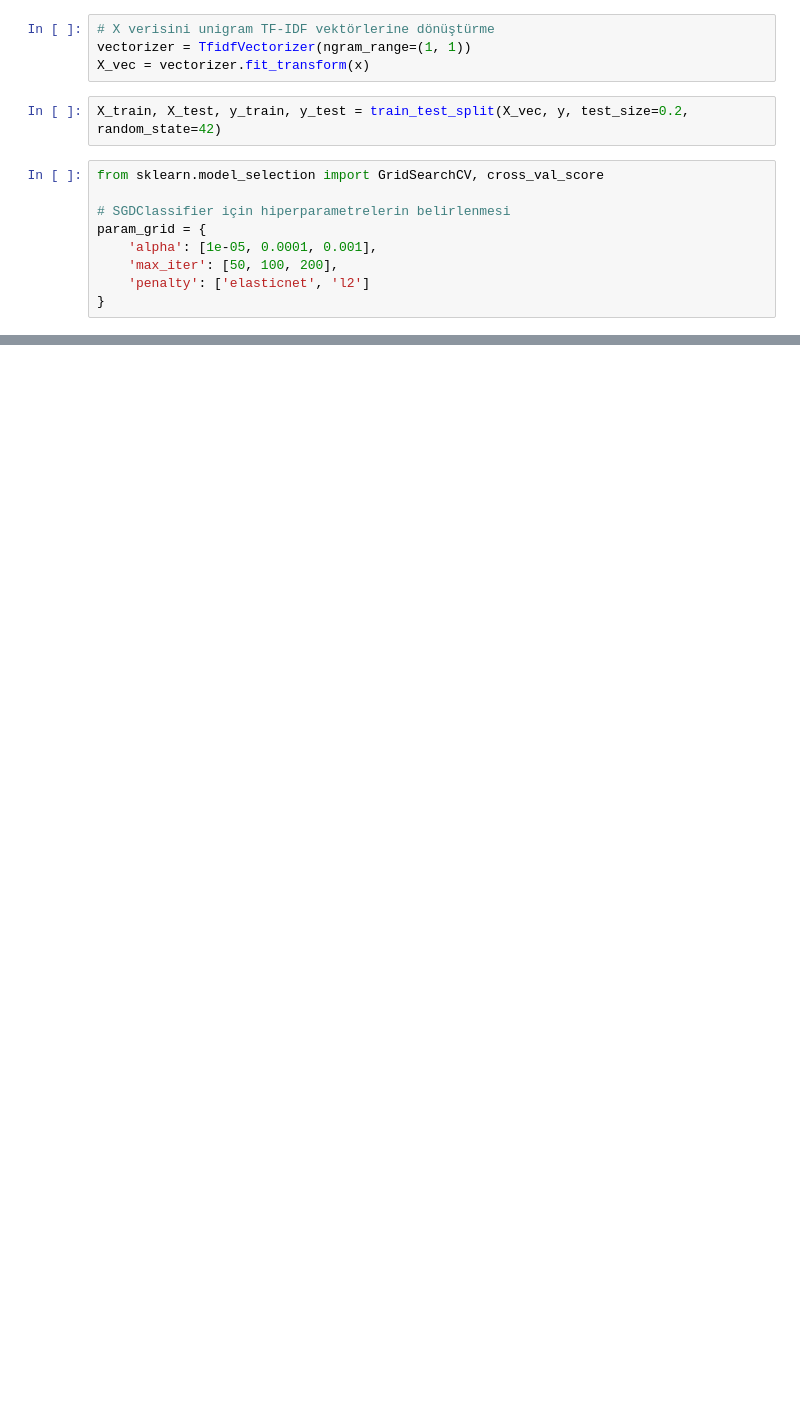
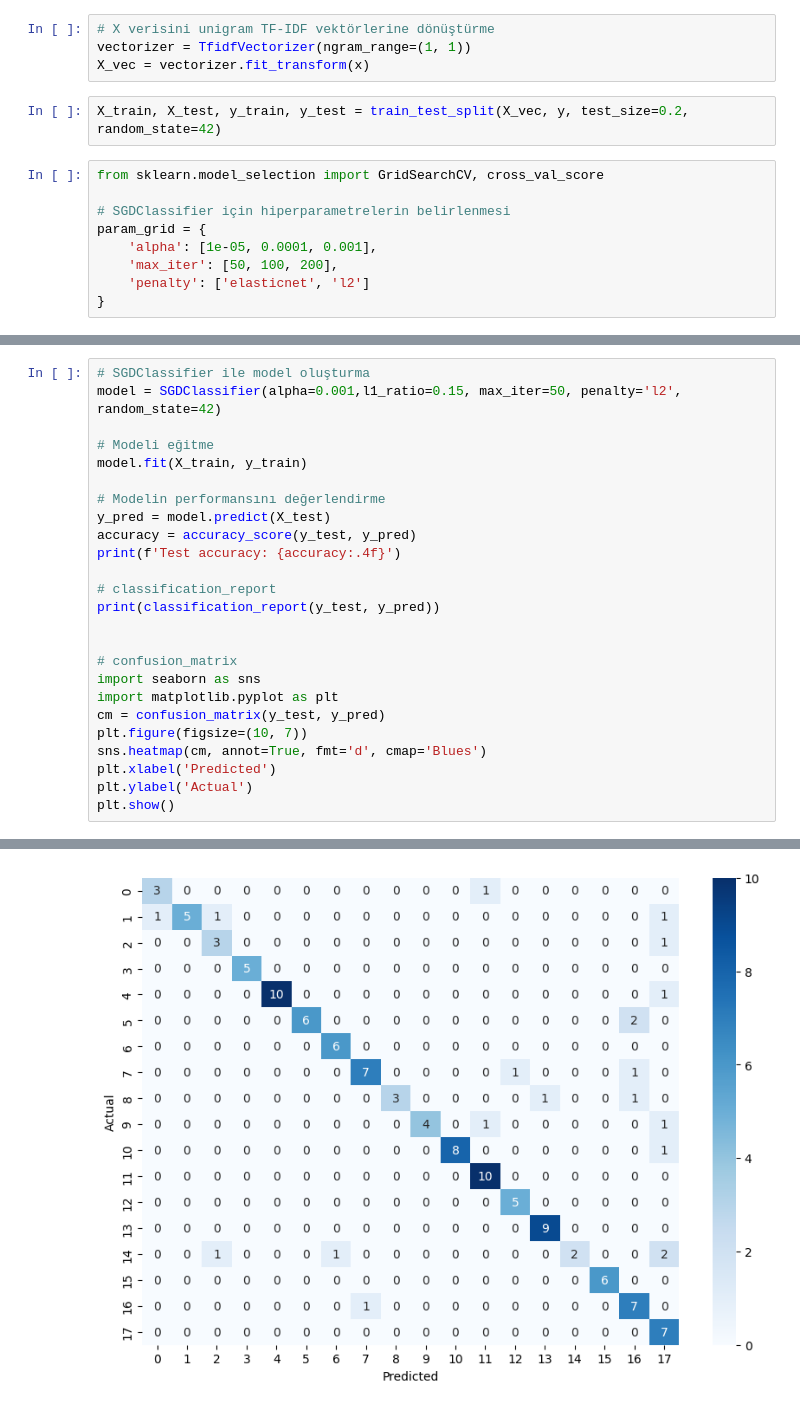
Before and after one commit to Z-U-k0rkmaz/TextMiningProject, a Jupyter notebook: sgd.ipynb, the cells around one changed output, grey strips where cells are left out. Saved outputs shown, nothing was run; the diff lists cells and outputs as text; blank space fills up the shorter version.

```diff
--- a/sgd.ipynb
+++ b/sgd.ipynb
@@ -132,0 +239,26 @@ Test accuracy: 0.7063
+# %%
+# SGDClassifier ile model oluşturma
+model = SGDClassifier(alpha=0.001,l1_ratio=0.15, max_iter=50, penalty='l2', random_state=42)
+
+# Modeli eğitme
+model.fit(X_train, y_train)
+
+# Modelin performansını değerlendirme
+y_pred = model.predict(X_test)
+accuracy = accuracy_score(y_test, y_pred)
+print(f'Test accuracy: {accuracy:.4f}')
+
+# classification_report
+print(classification_report(y_test, y_pred))
+
+
+# confusion_matrix
+import seaborn as sns
+import matplotlib.pyplot as plt
+cm = confusion_matrix(y_test, y_pred)
+plt.figure(figsize=(10, 7))
+sns.heatmap(cm, annot=True, fmt='d', cmap='Blues')
+plt.xlabel('Predicted')
+plt.ylabel('Actual')
+plt.show()
+# %% [output]
@@ -132,0 +282 @@ Test accuracy: 0.7063
+[figure, added]
```
Also changed, not shown: parts of 7 cells of this notebook, 7 other files.
